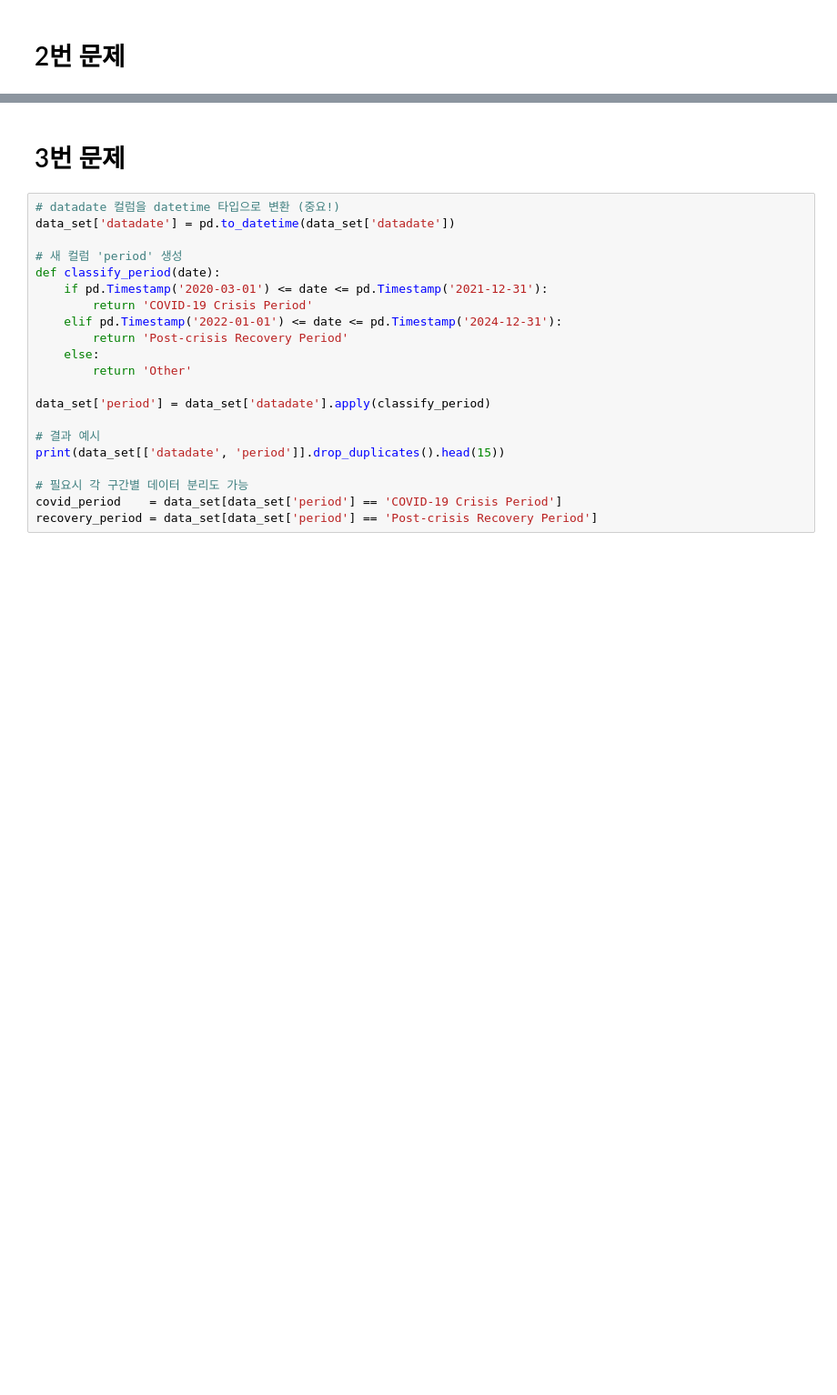
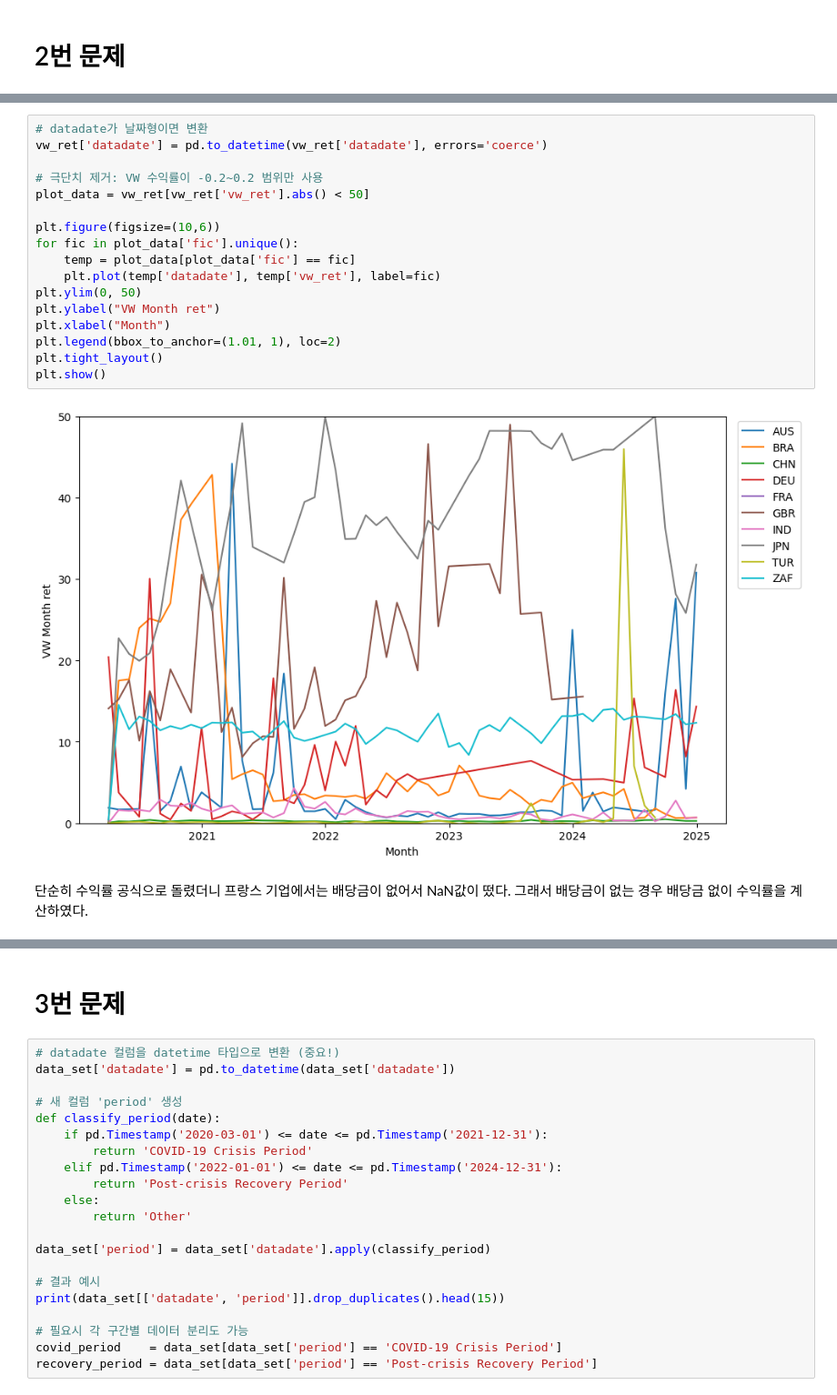
Before and after one commit to LJMfintech/Financial_Data_Analysis, a Jupyter notebook: DataAnalysisHW1.ipynb, the cells around one changed output, grey strips where cells are left out. Shown at 91% size. Cells and saved outputs as stored; diff of their text form; blank space fills up the shorter version.

```diff
--- a/DataAnalysisHW1.ipynb
+++ b/DataAnalysisHW1.ipynb
@@ -168,0 +242,21 @@ print(vw_ret.head())
+# %%
+# datadate가 날짜형이면 변환
+vw_ret['datadate'] = pd.to_datetime(vw_ret['datadate'], errors='coerce')
+
+# 극단치 제거: VW 수익률이 -0.2~0.2 범위만 사용
+plot_data = vw_ret[vw_ret['vw_ret'].abs() < 50]
+
+plt.figure(figsize=(10,6))
+for fic in plot_data['fic'].unique():
+    temp = plot_data[plot_data['fic'] == fic]
+    plt.plot(temp['datadate'], temp['vw_ret'], label=fic)
+plt.ylim(0, 50)
+plt.ylabel("VW Month ret")
+plt.xlabel("Month")
+plt.legend(bbox_to_anchor=(1.01, 1), loc=2)
+plt.tight_layout()
+plt.show()
+# %% [output]
+[figure, added]
+# %% [markdown]
+단순히 수익률 공식으로 돌렸더니 프랑스 기업에서는 배당금이 없어서 NaN값이 떴다. 그래서 배당금이 없는 경우 배당금 없이 수익률을 계산하였다.
```
Also changed, not shown: parts of 25 cells of this notebook.
